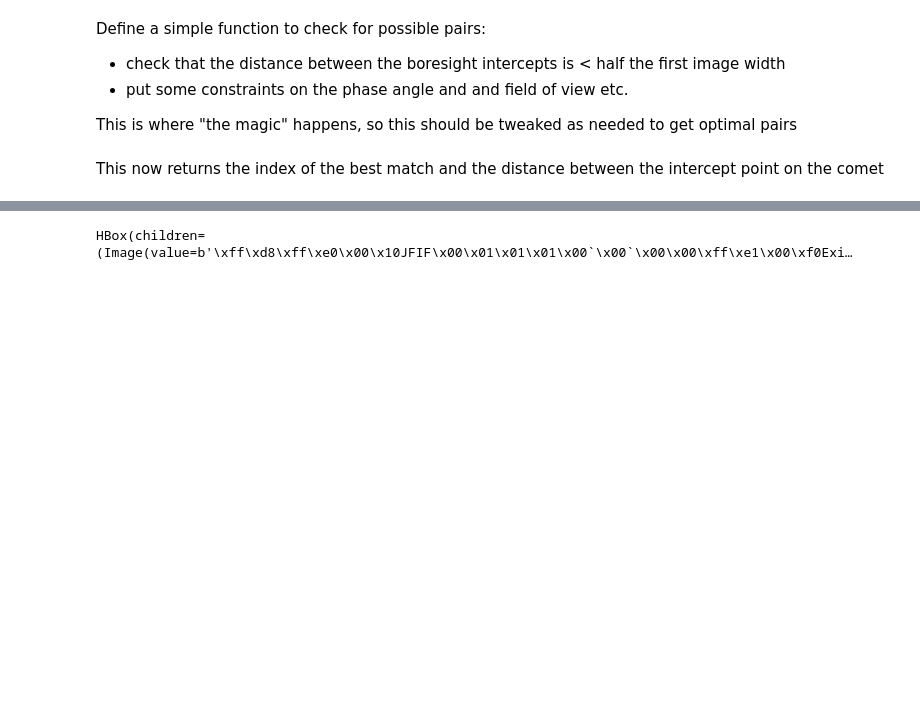
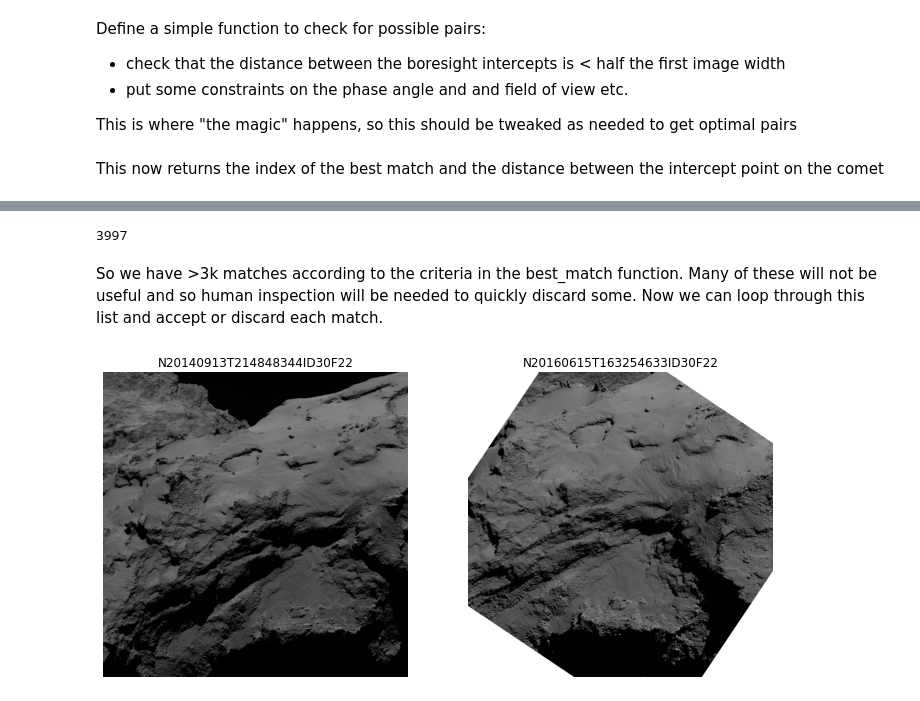
Before and after one commit to msbentley/osiris_zoo, a Jupyter notebook: rosetta_zoo_pairs.ipynb, the cells around one changed output, grey strips where cells are left out. Drawn from its saved outputs; the diff is of its cells as text; code cells hidden in the pictures; blank space fills up the shorter version.

```diff
--- a/rosetta_zoo_pairs.ipynb
+++ b/rosetta_zoo_pairs.ipynb
@@ -120,6 +171,12 @@ len(match_pre)
+# %%
+len(pre)
+# %% [output]
+3997
+# %% [markdown]
+So we have >3k matches according to the criteria in the best_match function. Many of these will not be useful and so human inspection will be needed to quickly discard some. Now we can loop through this list and accept or discard each match.
 # %%
-idx = 500
-show_pair(pre, post, match_pre[idx], match_post[idx])
+idx = 0
+show_pair(pre, post, match_pre[idx], match_post[idx], rotate=True)
 # %% [output]
-HBox(children=(Image(value=b'\xff\xd8\xff\xe0\x00\x10JFIF\x00\x01\x01\x01\x00`\x00`\x00\x00\xff\xe1\x00\xf0Exi…
+[figure, added]
 # %%
```
Also changed, not shown: parts of 23 cells of this notebook, 3 other files.
